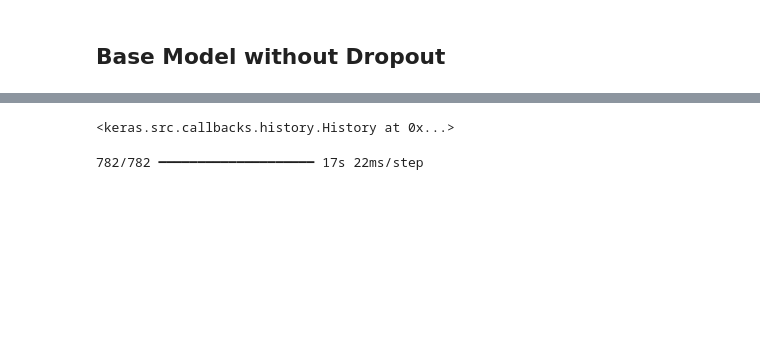
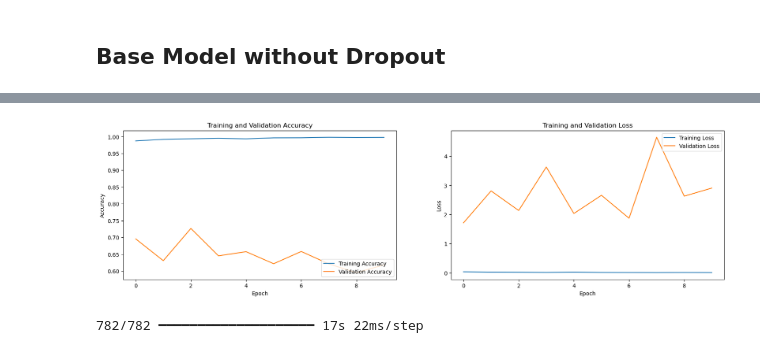
Before and after one commit to sin-a/DropoutDemonstration, a Jupyter notebook: Dropout_Demonstration.ipynb, the cells around one changed output, grey strips where cells are left out. Drawn from its saved outputs; the diff is of its cells as text; code cells hidden in the pictures; blank space fills up the shorter version.

```diff
--- a/Dropout_Demonstration.ipynb
+++ b/Dropout_Demonstration.ipynb
@@ -441,13 +438,35 @@ base_model.add(Dense(128, activation='relu'))
 base_model.add(Dense(1, activation='sigmoid'))
 
 base_model.compile(optimizer='adam', loss='binary_crossentropy', metrics=['accuracy'])
+# %%
+# Plot the training process
+def plot_history(history):
+    fig, axs = plt.subplots(1, 2, figsize=(20, 5))
+
+    axs[0].plot(history.history['accuracy'], label='Training Accuracy')
+    axs[0].plot(history.history['val_accuracy'], label='Validation Accuracy')
+    axs[0].set_title('Training and Validation Accuracy')
+    axs[0].set_xlabel('Epoch')
+    axs[0].set_ylabel('Accuracy')
+    axs[0].legend(loc='lower right')
+
+    axs[1].plot(history.history['loss'], label='Training Loss')
+    axs[1].plot(history.history['val_loss'], label='Validation Loss')
+    axs[1].set_title('Training and Validation Loss')
+    axs[1].set_xlabel('Epoch')
+    axs[1].set_ylabel('Loss')
+    axs[1].legend(loc='upper right')
+
+    plt.show()
 # %%
-# Train the model without early stopping
+# Train the model without early stopping and visualize the training process
 
-base_model.fit(X_train_padded,
+history_base = base_model.fit(X_train_padded,
                df_train['label'],
                epochs=10,
                batch_size=64,
                validation_split=0.2)
+
+plot_history(history_base)
 # %% [output]
 Epoch 1/10
@@ -473,4 +492,4 @@ Epoch 10/10
-<keras.src.callbacks.history.History at 0x...>
+[figure, added]
 # %%
 # Evaluate the model on the test data
 y_base_pred = base_model.predict(X_test_padded)
```
Also changed, not shown: parts of 15 cells of this notebook.
